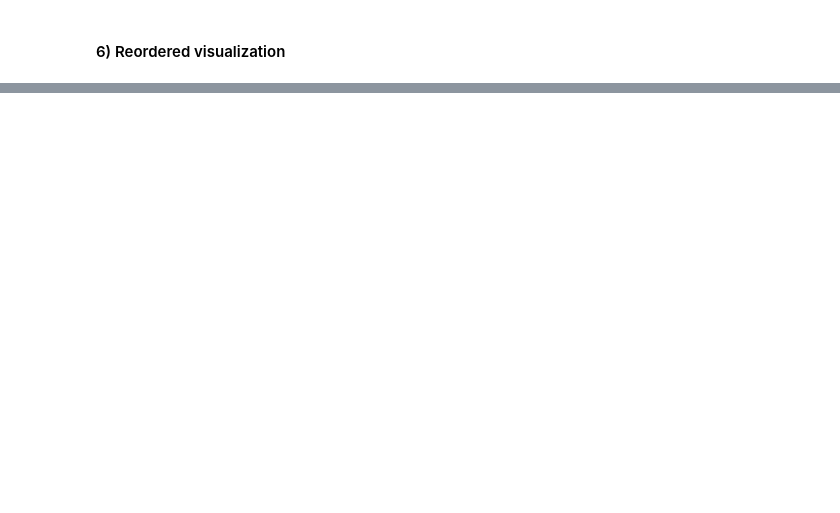
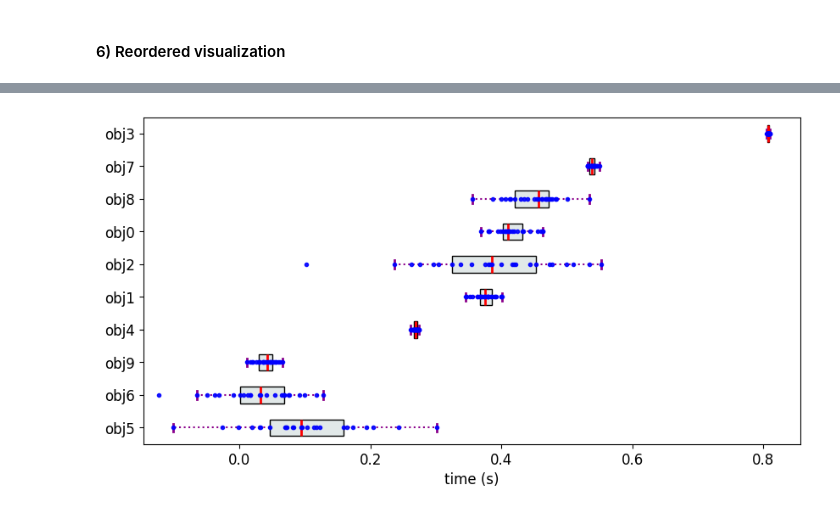
Before and after one commit to HPAC/PartialRanker, a Jupyter notebook: partial_ranker/.dev/Test.ipynb, the cells around one changed output, grey strips where cells are left out. Drawn from its saved outputs; the diff is of its cells as text; code cells hidden in the pictures; blank space fills up the shorter version.

```diff
--- a/partial_ranker/.dev/Test.ipynb
+++ b/partial_ranker/.dev/Test.ipynb
@@ -109,0 +111,2 @@ fig = mv.show_measurements_boxplots(scale=0.5)
+# %%
+pr = PartialRanker(comparer)
@@ -109,0 +128,6 @@ fig = mv.show_measurements_boxplots(scale=0.5)
+# %%
+T = pr.get_separable_arrangement()
+mv = MeasurementsVisualizer(measurements,T)
+fig = mv.show_measurements_boxplots(scale=0.5)
+# %% [output]
+[figure, added]
```
Also changed, not shown: parts of 11 cells of this notebook, 17 other files.
